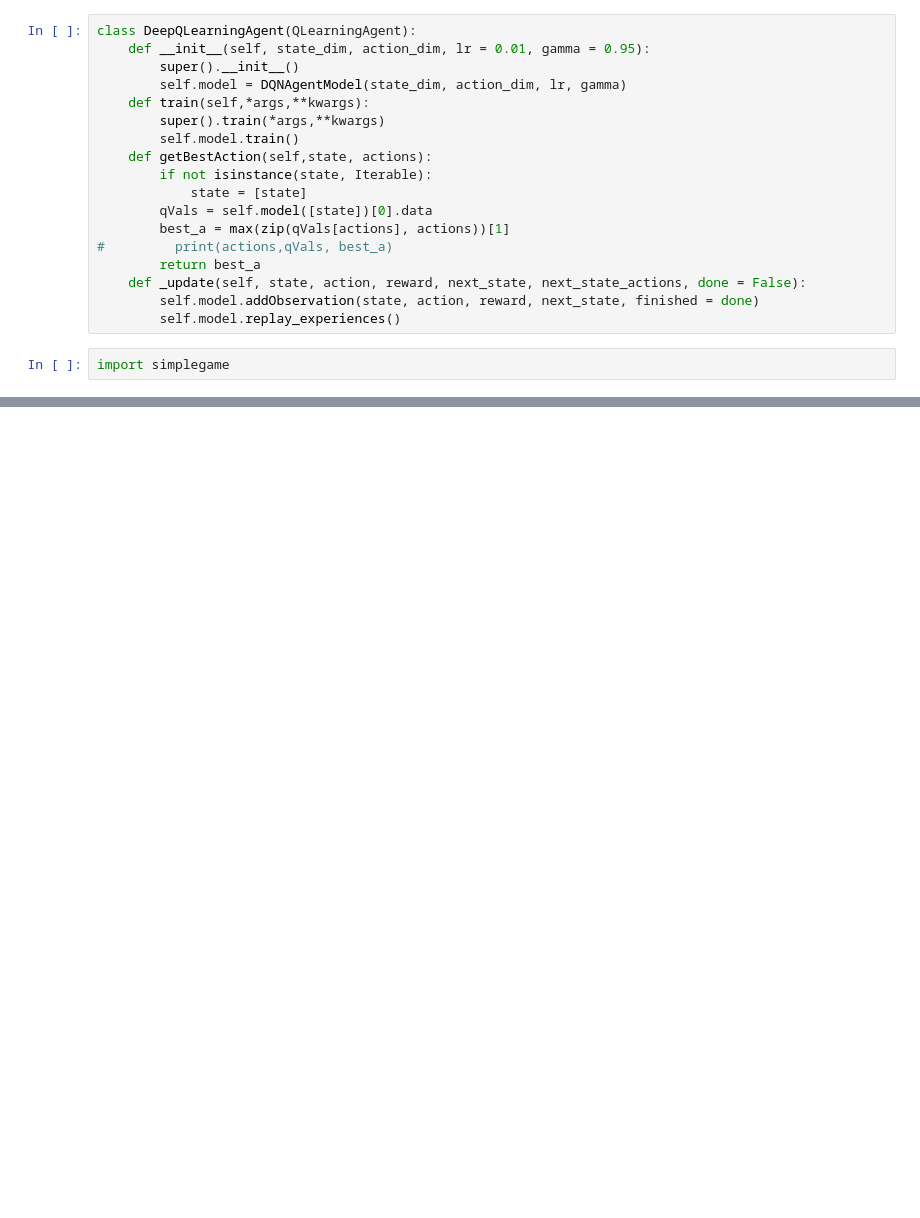
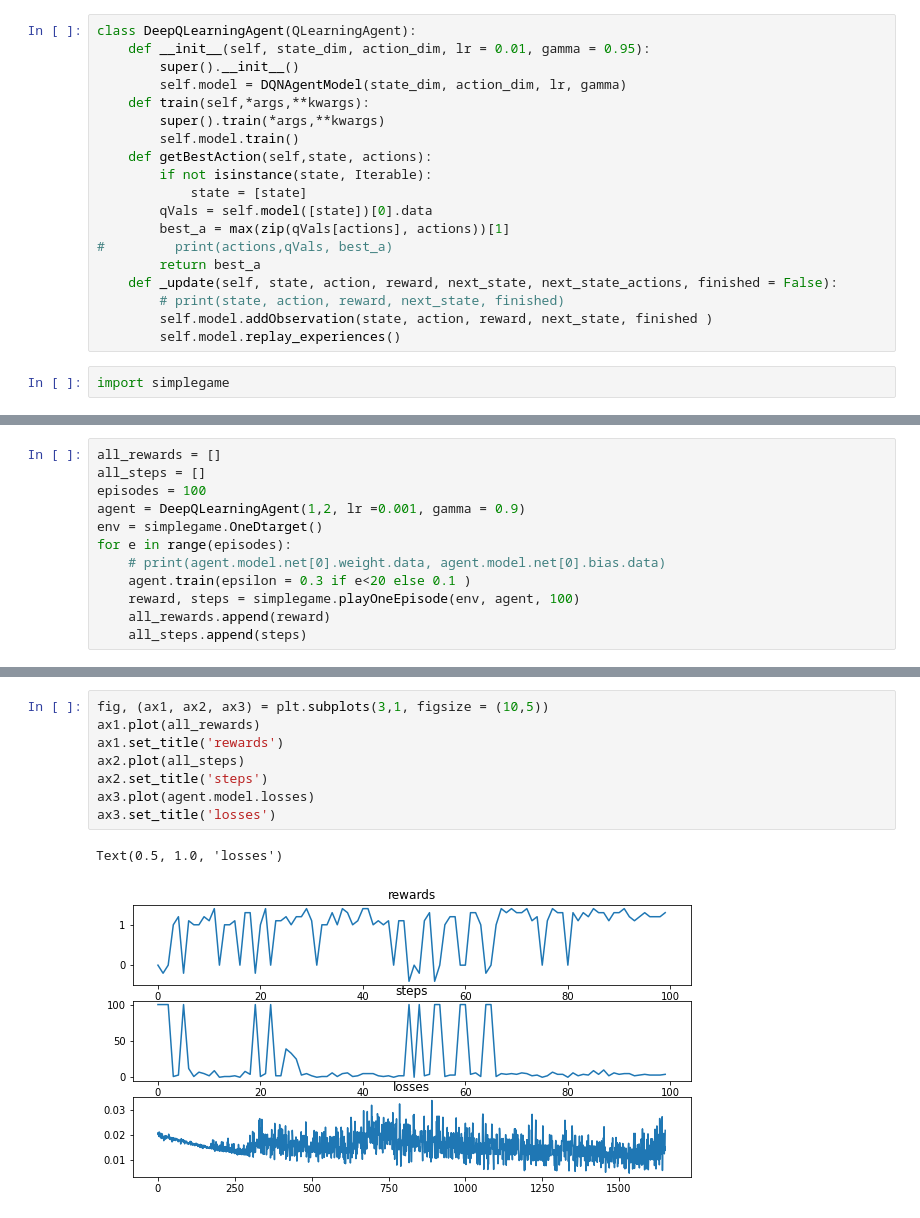
Before and after one commit to krishansubudhi/lunarlander, a Jupyter notebook: gym/envs/box2d/mycode/DQNAgent.ipynb, the cells around one changed output, grey strips where cells are left out. Cells and saved outputs as stored; diff of their text form; blank space fills up the shorter version.

```diff
--- a/gym/envs/box2d/mycode/DQNAgent.ipynb
+++ b/gym/envs/box2d/mycode/DQNAgent.ipynb
@@ -113,8 +101,9 @@ class DeepQLearningAgent(QLearningAgent):
         best_a = max(zip(qVals[actions], actions))[1]
 #         print(actions,qVals, best_a)
         return best_a
-    def _update(self, state, action, reward, next_state, next_state_actions, done = False):
-        self.model.addObservation(state, action, reward, next_state, finished = done)
+    def _update(self, state, action, reward, next_state, next_state_actions, finished = False):
+        # print(state, action, reward, next_state, finished)
+        self.model.addObservation(state, action, reward, next_state, finished )
         self.model.replay_experiences()
 # %%
 import simplegame
@@ -144,0 +110,12 @@ DQNAgentModel(
+# %%
+all_rewards = []
+all_steps = []
+episodes = 100
+agent = DeepQLearningAgent(1,2, lr =0.001, gamma = 0.9)
+env = simplegame.OneDtarget()
+for e in range(episodes):
+    # print(agent.model.net[0].weight.data, agent.model.net[0].bias.data)
+    agent.train(epsilon = 0.3 if e<20 else 0.1 )
+    reward, steps = simplegame.playOneEpisode(env, agent, 100)
+    all_rewards.append(reward)
+    all_steps.append(steps)
@@ -144,0 +140,11 @@ DQNAgentModel(
+# %%
+fig, (ax1, ax2, ax3) = plt.subplots(3,1, figsize = (10,5))
+ax1.plot(all_rewards)
+ax1.set_title('rewards')
+ax2.plot(all_steps)
+ax2.set_title('steps')
+ax3.plot(agent.model.losses)
+ax3.set_title('losses')
+# %% [output]
+Text(0.5, 1.0, 'losses')
+[figure, added]
```
Also changed, not shown: parts of 11 cells of this notebook, 6 other files.
